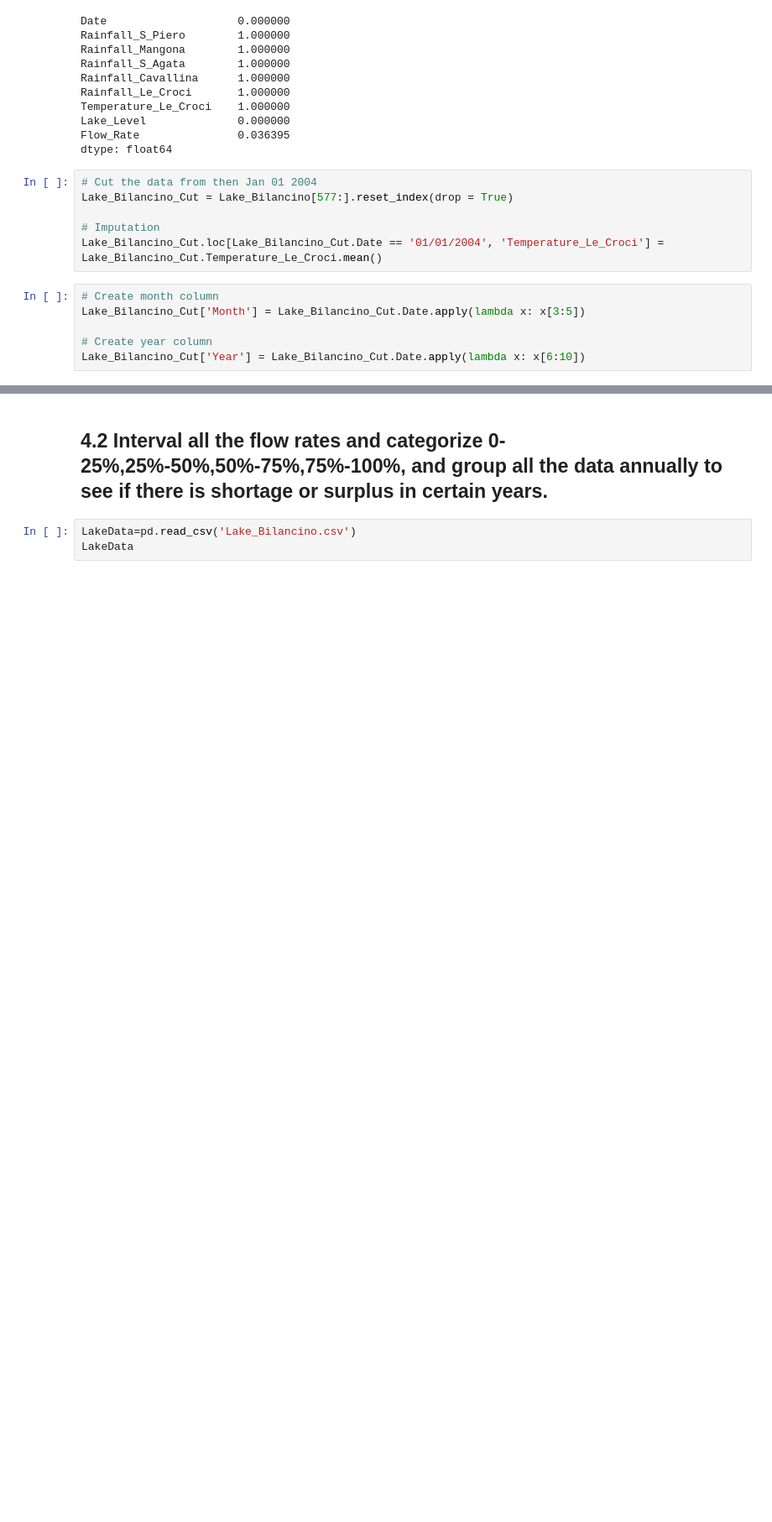
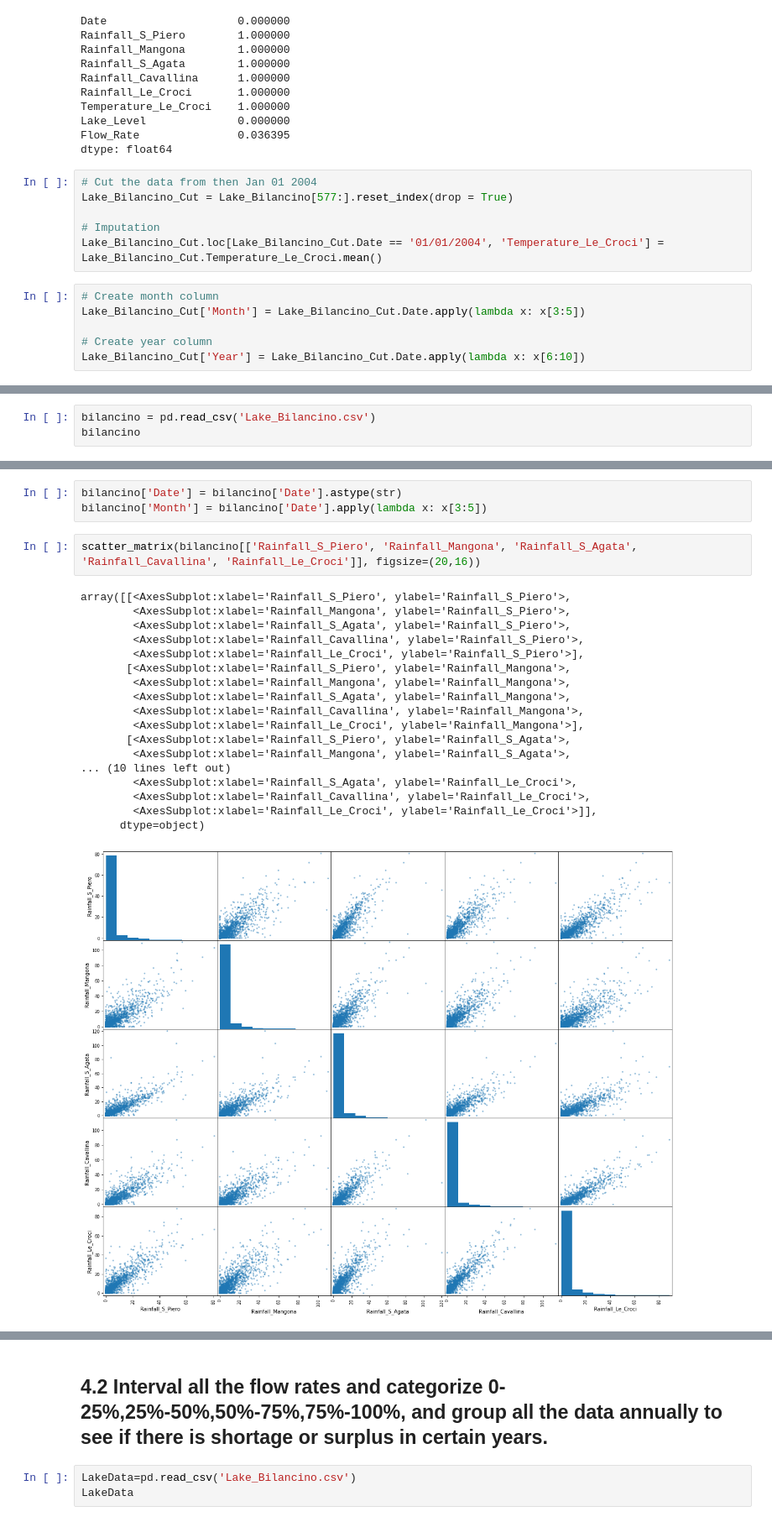
Before and after one commit to benuh/MATH189A_FINAL, a Jupyter notebook: FinalReport.ipynb, the cells around one changed output, grey strips where cells are left out. Shown at 84% size. Cells and saved outputs as stored; diff of their text form; blank space fills up the shorter version.

```diff
--- a/FinalReport.ipynb
+++ b/FinalReport.ipynb
@@ -44,0 +49,3 @@ Lake_Bilancino_Cut['Year'] = Lake_Bilancino_Cut.Date.apply(lambda x: x[6:10])
+# %%
+bilancino = pd.read_csv('Lake_Bilancino.csv')
+bilancino
@@ -44,0 +66,24 @@ Lake_Bilancino_Cut['Year'] = Lake_Bilancino_Cut.Date.apply(lambda x: x[6:10])
+# %%
+bilancino['Date'] = bilancino['Date'].astype(str)
+bilancino['Month'] = bilancino['Date'].apply(lambda x: x[3:5])
+# %%
+scatter_matrix(bilancino[['Rainfall_S_Piero', 'Rainfall_Mangona', 'Rainfall_S_Agata', 'Rainfall_Cavallina', 'Rainfall_Le_Croci']], figsize=(20,16))
+# %% [output]
+array([[<AxesSubplot:xlabel='Rainfall_S_Piero', ylabel='Rainfall_S_Piero'>,
+        <AxesSubplot:xlabel='Rainfall_Mangona', ylabel='Rainfall_S_Piero'>,
+        <AxesSubplot:xlabel='Rainfall_S_Agata', ylabel='Rainfall_S_Piero'>,
+        <AxesSubplot:xlabel='Rainfall_Cavallina', ylabel='Rainfall_S_Piero'>,
+        <AxesSubplot:xlabel='Rainfall_Le_Croci', ylabel='Rainfall_S_Piero'>],
+       [<AxesSubplot:xlabel='Rainfall_S_Piero', ylabel='Rainfall_Mangona'>,
+        <AxesSubplot:xlabel='Rainfall_Mangona', ylabel='Rainfall_Mangona'>,
+        <AxesSubplot:xlabel='Rainfall_S_Agata', ylabel='Rainfall_Mangona'>,
+        <AxesSubplot:xlabel='Rainfall_Cavallina', ylabel='Rainfall_Mangona'>,
+        <AxesSubplot:xlabel='Rainfall_Le_Croci', ylabel='Rainfall_Mangona'>],
+       [<AxesSubplot:xlabel='Rainfall_S_Piero', ylabel='Rainfall_S_Agata'>,
+        <AxesSubplot:xlabel='Rainfall_Mangona', ylabel='Rainfall_S_Agata'>,
+... (10 lines left out)
+        <AxesSubplot:xlabel='Rainfall_S_Agata', ylabel='Rainfall_Le_Croci'>,
+        <AxesSubplot:xlabel='Rainfall_Cavallina', ylabel='Rainfall_Le_Croci'>,
+        <AxesSubplot:xlabel='Rainfall_Le_Croci', ylabel='Rainfall_Le_Croci'>]],
+      dtype=object)
+[figure, added]
```
Also changed, not shown: parts of 22 cells of this notebook, 1 other file.
